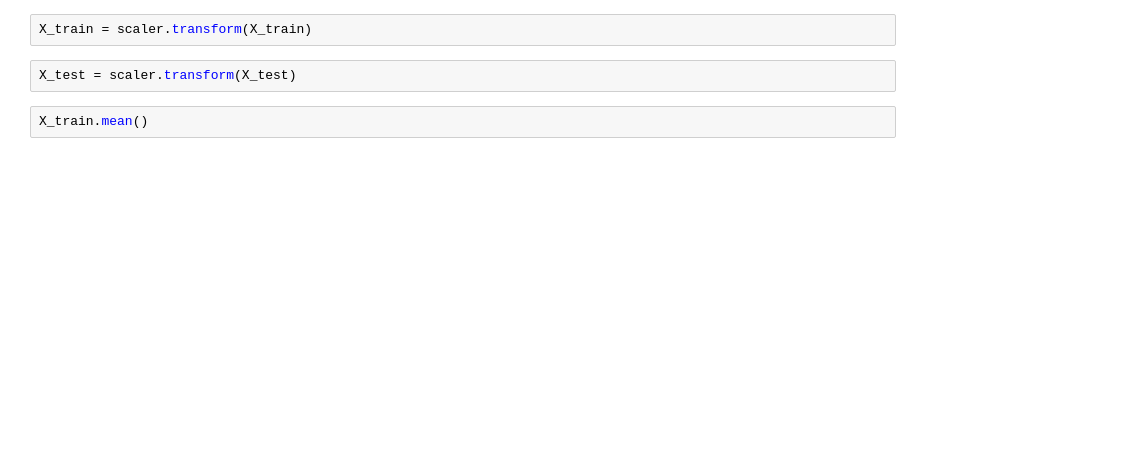
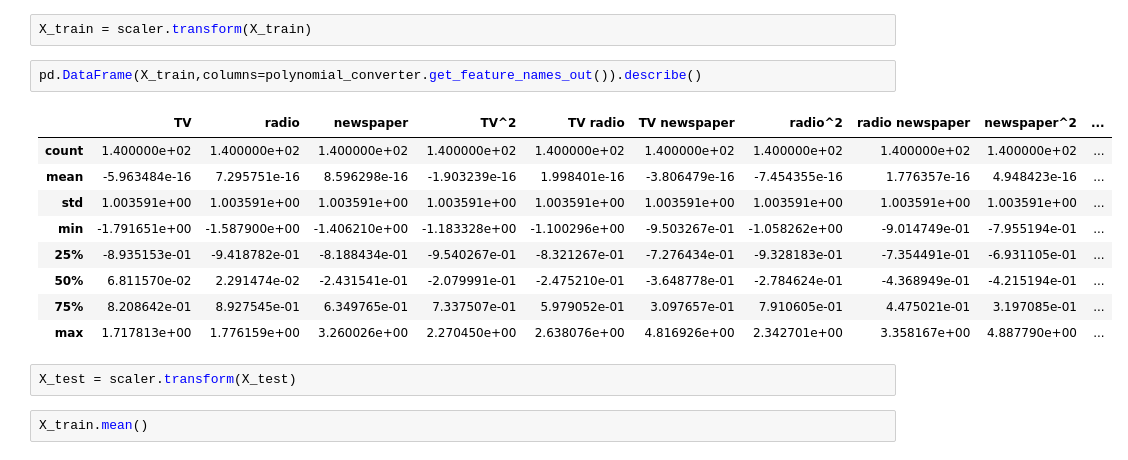
Before and after one commit to NandiniDevLabs/machine-learning-b9, a Jupyter notebook: 01-regression/03-Regularization-Ridge-Lasso-ElasticNet.ipynb, the cells around one changed output. Cells and saved outputs as stored; diff of their text form; blank space fills up the shorter version.

```diff
--- a/01-regression/03-Regularization-Ridge-Lasso-ElasticNet.ipynb
+++ b/01-regression/03-Regularization-Ridge-Lasso-ElasticNet.ipynb
@@ -69,5 +129,17 @@ scaler.fit(X_train)  # Fit only with training data
 # %%
 X_train = scaler.transform(X_train)
+# %%
+pd.DataFrame(X_train,columns=polynomial_converter.get_feature_names_out()).describe()
+# %% [output]
+|  | TV | radio | newspaper | TV^2 | TV radio | TV newspaper | radio^2 | radio newspaper | newspaper^2 | ... |
+| count | 1.400000e+02 | 1.400000e+02 | 1.400000e+02 | 1.400000e+02 | 1.400000e+02 | 1.400000e+02 | 1.400000e+02 | 1.400000e+02 | 1.400000e+02 | ... |
+| mean | -5.963484e-16 | 7.295751e-16 | 8.596298e-16 | -1.903239e-16 | 1.998401e-16 | -3.806479e-16 | -7.454355e-16 | 1.776357e-16 | 4.948423e-16 | ... |
+| std | 1.003591e+00 | 1.003591e+00 | 1.003591e+00 | 1.003591e+00 | 1.003591e+00 | 1.003591e+00 | 1.003591e+00 | 1.003591e+00 | 1.003591e+00 | ... |
+| min | -1.791651e+00 | -1.587900e+00 | -1.406210e+00 | -1.183328e+00 | -1.100296e+00 | -9.503267e-01 | -1.058262e+00 | -9.014749e-01 | -7.955194e-01 | ... |
+| 25% | -8.935153e-01 | -9.418782e-01 | -8.188434e-01 | -9.540267e-01 | -8.321267e-01 | -7.276434e-01 | -9.328183e-01 | -7.354491e-01 | -6.931105e-01 | ... |
+| 50% | 6.811570e-02 | 2.291474e-02 | -2.431541e-01 | -2.079991e-01 | -2.475210e-01 | -3.648778e-01 | -2.784624e-01 | -4.368949e-01 | -4.215194e-01 | ... |
+| 75% | 8.208642e-01 | 8.927545e-01 | 6.349765e-01 | 7.337507e-01 | 5.979052e-01 | 3.097657e-01 | 7.910605e-01 | 4.475021e-01 | 3.197085e-01 | ... |
+| max | 1.717813e+00 | 1.776159e+00 | 3.260026e+00 | 2.270450e+00 | 2.638076e+00 | 4.816926e+00 | 2.342701e+00 | 3.358167e+00 | 4.887790e+00 | ... |
 # %%
 X_test = scaler.transform(X_test)
 # %%
```
Also changed, not shown: parts of 42 cells of this notebook.
